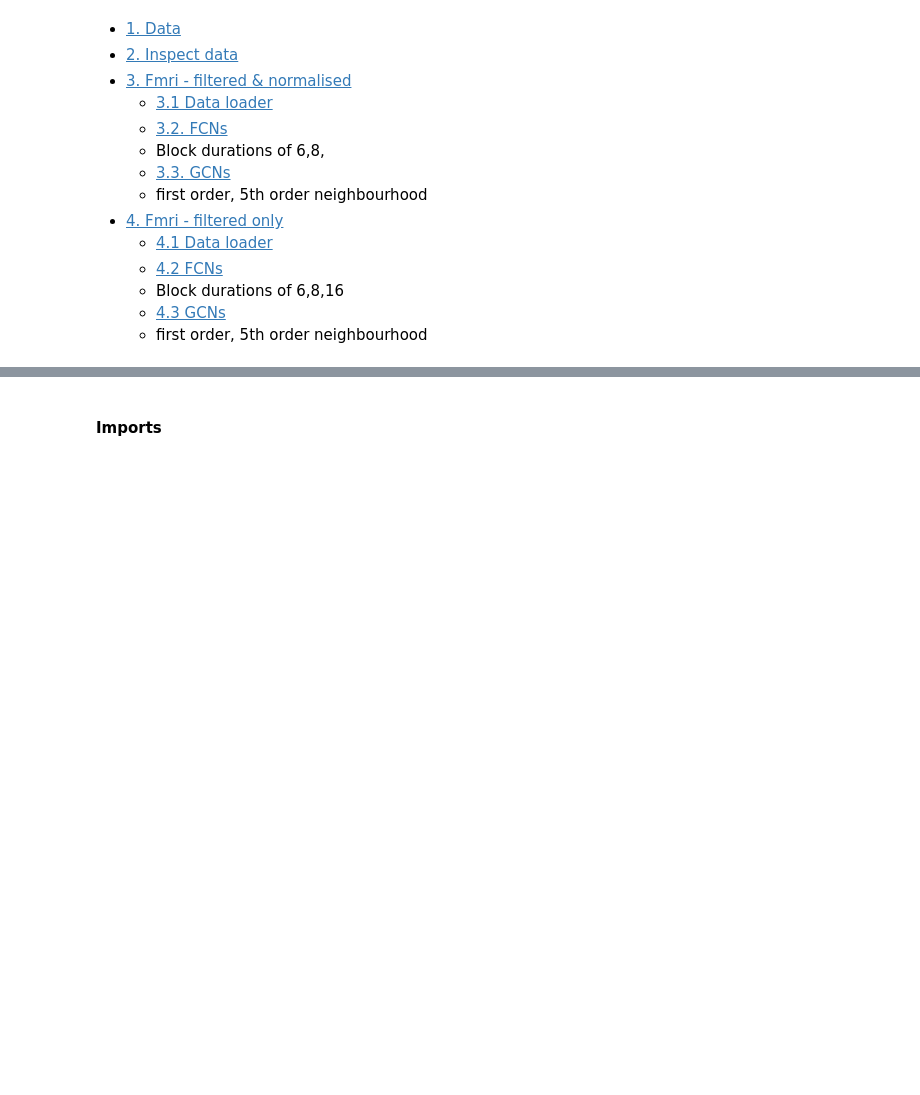
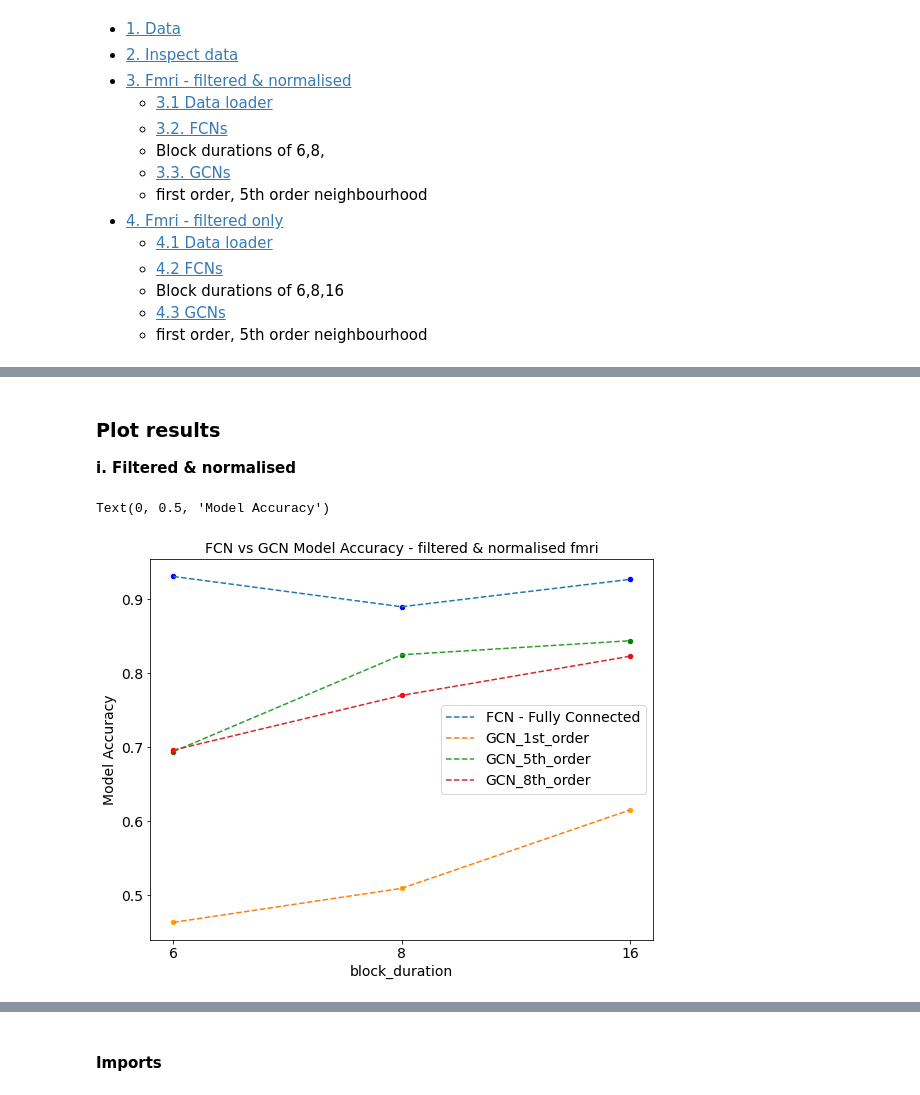
Before and after one commit to hanmacrad2/FCNs_GCNs_classify_fmri, a Jupyter notebook: 1_fmri_gcns.ipynb, the cells around one changed output, grey strips where cells are left out. Cells and saved outputs as stored; diff of their text form; code cells hidden in the pictures; blank space fills up the shorter version.

Commit message:
FCN vs GCN results

```diff
--- a/1_fmri_gcns.ipynb
+++ b/1_fmri_gcns.ipynb
@@ -36,0 +28,7 @@ results
+# %%
+#Results
+row_headers = [np.array(['filtered_&_norm','filtered_&_norm','filtered_&_norm', 'filtered', 'filtered', 'filtered']), np.array(['6','8','16','6','8','16'])]
+results = [[0.931, 0.463, 0.694, 0.696],[0.89, 0.509, 0.825, 0.770],[0.927, 0.615, 0.844, 0.823],[0.873, 0.471, 0.729, 0.665],[0.89, 0.526, 0.771, 0.731],[0.930, 0.662, 0.842, 0.819]]
+column_names = ['FCN - Fully Connected', 'GCN_1st_order', 'GCN_5th_order', 'GCN_8th_order']
+df = pd.DataFrame(results, columns= column_names, index=row_headers)
+df
@@ -36,0 +43,17 @@ results
+# %% [markdown]
+### Plot results
+
+__i. Filtered & normalised__
+# %%
+#Plot results
+df1 = df.loc['filtered_&_norm', column_names]
+df1['block_duration'] = df1.index
+ax1 = df1.plot(kind='scatter', x="block_duration", y='FCN - Fully Connected', color='blue', title = 'FCN vs GCN Model Accuracy - filtered & normalised fmri', figsize=(9,7))
+ax2 = df1.plot(kind='scatter', x="block_duration", y='GCN_1st_order', color='orange', ax=ax1)
+ax3 = df1.plot(kind='scatter', x="block_duration", y='GCN_5th_order', color='g', ax=ax1)
+ax3 = df1.plot(kind='scatter', x="block_duration", y='GCN_8th_order', color='r', ax=ax1)
+ax4 = df1.plot(x="block_duration", y=column_names, linestyle='dashed', ax = ax1);
+ax4.set_ylabel("Model Accuracy")
+# %% [output]
+Text(0, 0.5, 'Model Accuracy')
+[figure, added]
```
Also changed, not shown: parts of 13 cells of this notebook.
